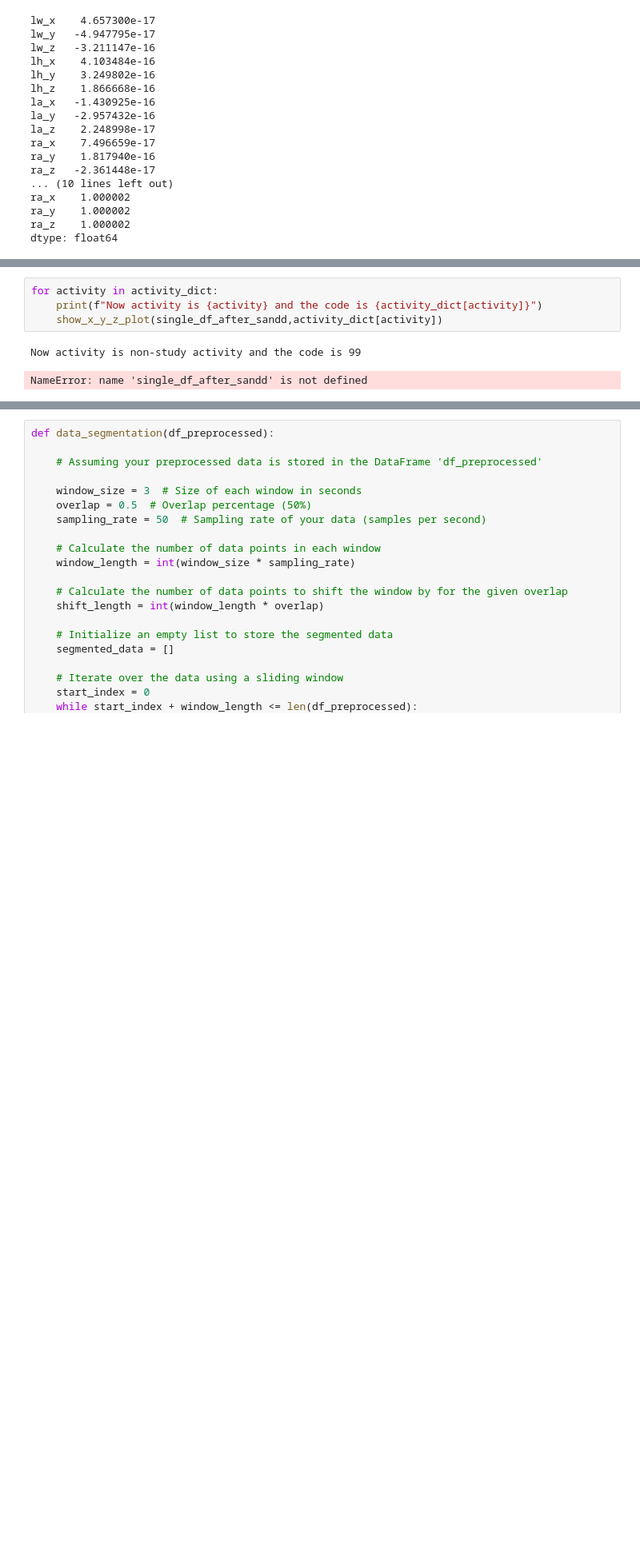
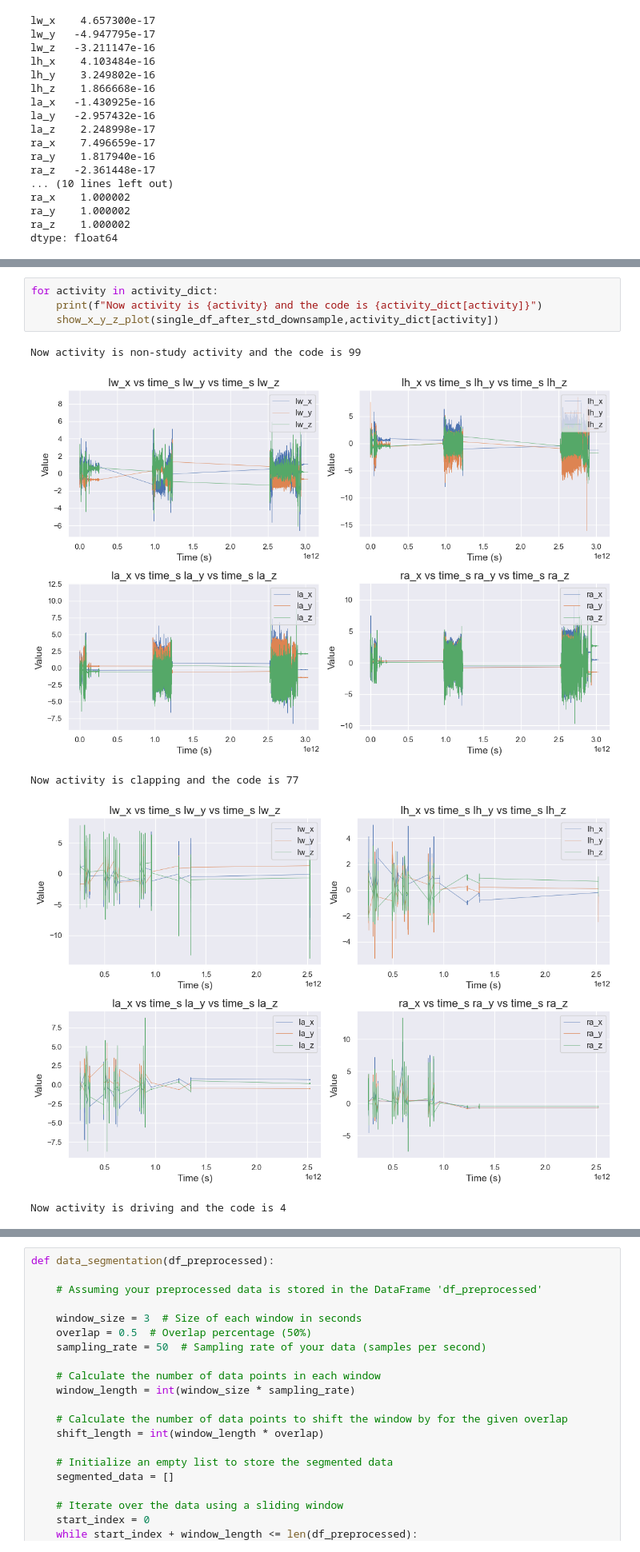
Before and after one commit to menglutao/HumanDataAnalytics, a Jupyter notebook: A1/notebooks/EDA.ipynb, the cells around one changed output, grey strips where cells are left out. Shown at 80% size. Drawn from its saved outputs; the diff is of its cells as text; blank space fills up the shorter version.

```diff
--- a/A1/notebooks/EDA.ipynb
+++ b/A1/notebooks/EDA.ipynb
@@ -246,7 +243,10 @@ single_df_after_std_downsample = downsampling(single_df_after_standardized)
 # %%
 for activity in activity_dict:
     print(f"Now activity is {activity} and the code is {activity_dict[activity]}")
-    show_x_y_z_plot(single_df_after_sandd,activity_dict[activity])
+    show_x_y_z_plot(single_df_after_std_downsample,activity_dict[activity])
 # %% [output]
 Now activity is non-study activity and the code is 99
+[figure, added]
-NameError: name 'single_df_after_sandd' is not defined
+Now activity is clapping and the code is 77
+[figure, added]
+Now activity is driving and the code is 4
```
Also changed, not shown: parts of 3 cells of this notebook.
